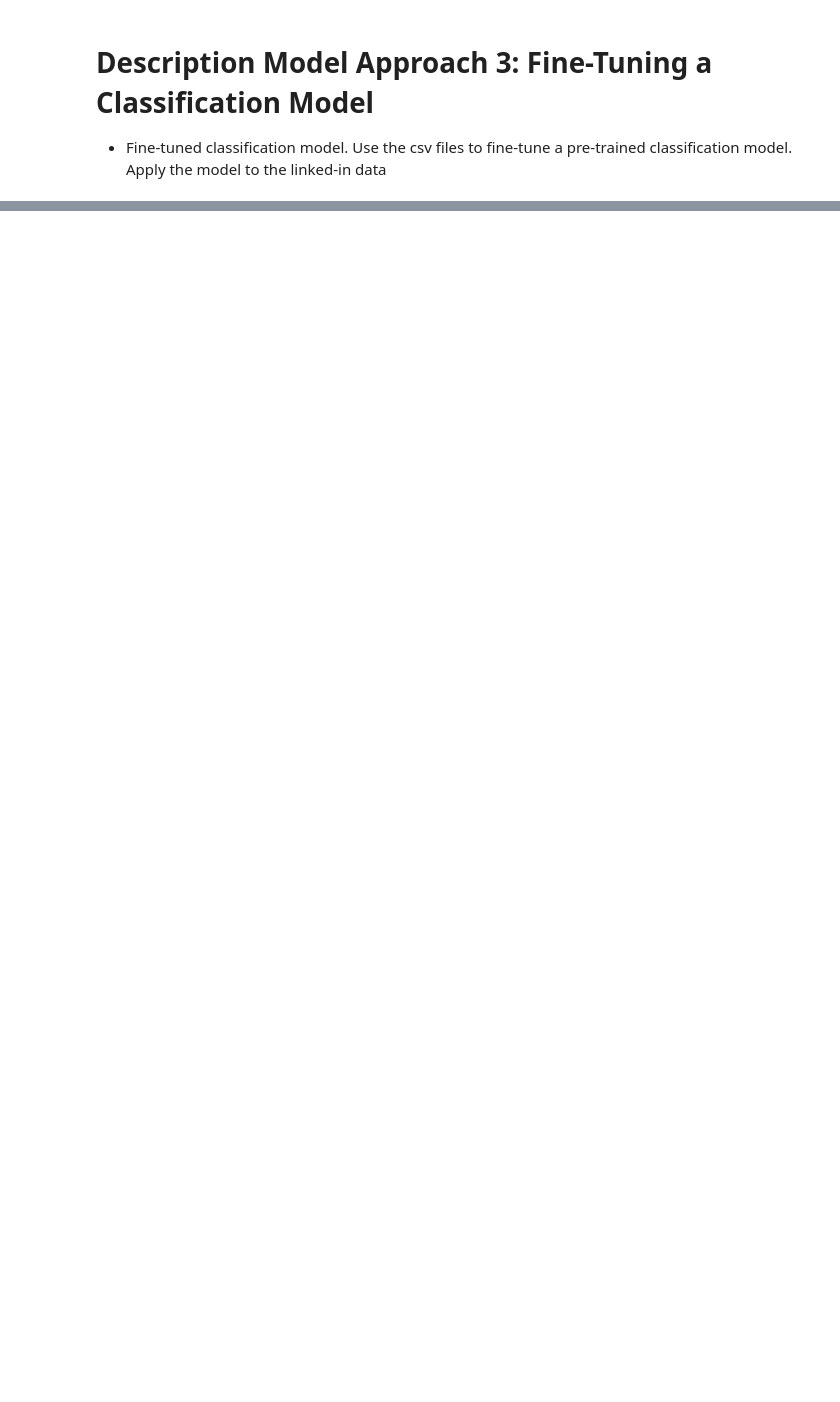
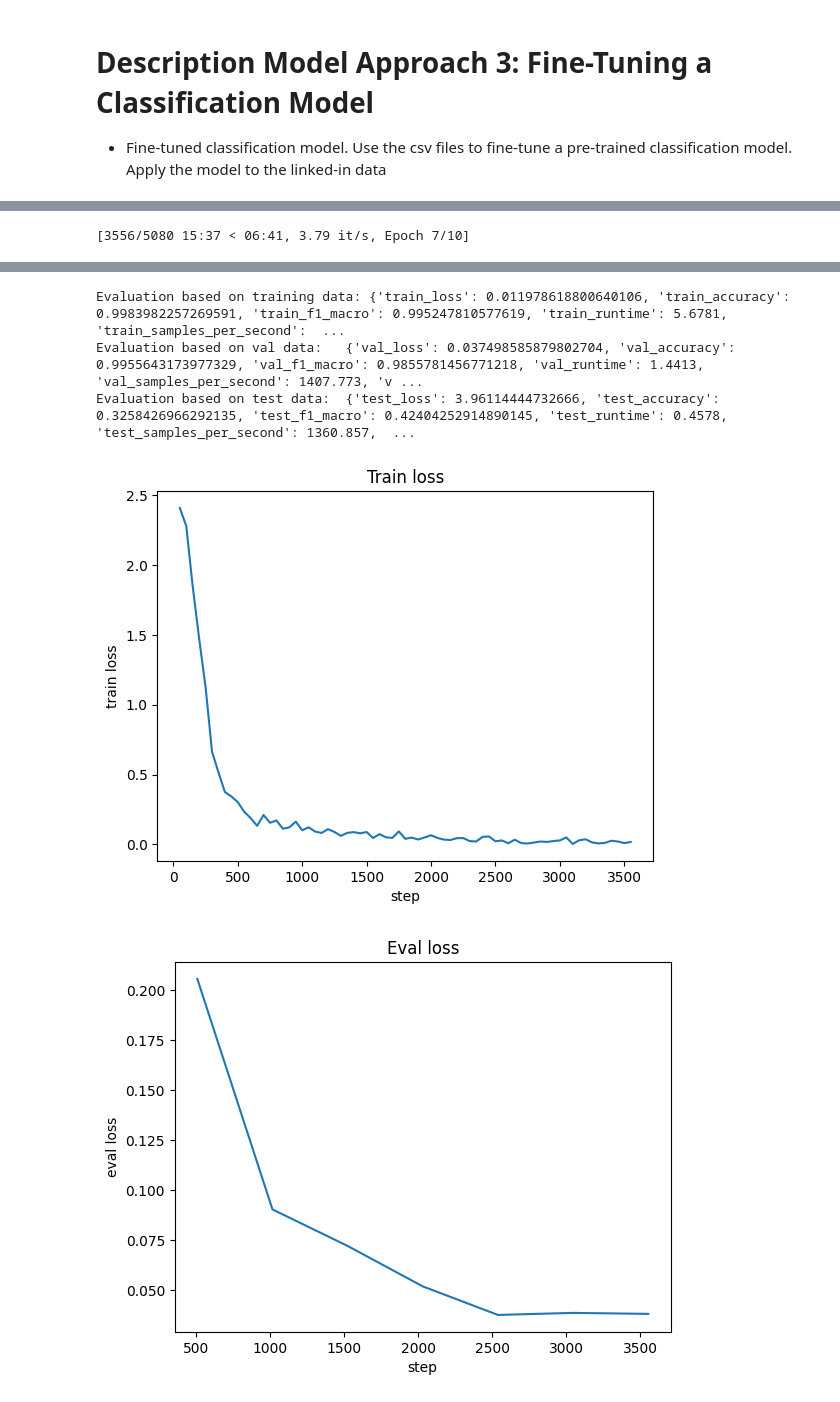
Before and after one commit to luisadosch/nlp-job-title-classification-benchmark-snapaddy, a Jupyter notebook: src/pretrained_classification.ipynb, the cells around one changed output, grey strips where cells are left out. Saved outputs shown, nothing was run; the diff lists cells and outputs as text; code cells hidden in the pictures; blank space fills up the shorter version.

```diff
--- a/src/pretrained_classification.ipynb
+++ b/src/pretrained_classification.ipynb
@@ -454,0 +92,9 @@ train_sub_df_up["label_id"] = train_sub_df_up["label"].map(label2id)
+# %%
+def eval_split(trainer, train_ds, val_ds, test_ds):
+    train_metrics = trainer.evaluate(train_ds, metric_key_prefix="train")
+    val_metrics   = trainer.evaluate(val_ds,   metric_key_prefix="val")
+    test_metrics  = trainer.evaluate(test_ds,  metric_key_prefix="test")
+    print("Evaluation based on training data:", train_metrics)
+    print("Evaluation based on val data:  ", val_metrics)
+    print("Evaluation based on test data: ", test_metrics)
+    return train_metrics, val_metrics, test_metrics
@@ -454,0 +127,25 @@ train_sub_df_up["label_id"] = train_sub_df_up["label"].map(label2id)
+# %%
+def compute_metrics_cls(eval_pred):
+    logits, labels = eval_pred
+    preds = np.argmax(logits, axis=-1)
+    return {
+        "accuracy": accuracy_score(labels, preds),
+        "f1_macro": f1_score(labels, preds, average="macro"),
+    }
+# %%
+def predict_table_cls(trainer, ds, df_text_label, id2label):
+    pred = trainer.predict(ds)
+    probs = pred.predictions
+    y_pred = np.argmax(probs, axis=-1)
+
+    out = df_text_label.copy().reset_index(drop=True)
+    out["pred_id"] = y_pred
+    out["pred_label"] = [id2label[int(i)] for i in y_pred]
+    out["correct"] = (out["pred_label"] == out["label"])
+    return out
+# %%
+def report_cls(trainer, ds, id2label):
+    pred = trainer.predict(ds)
+    y_pred = np.argmax(pred.predictions, axis=-1)
+    y_true = pred.label_ids
+    print(classification_report(y_true, y_pred, target_names=[id2label[i] for i in range(len(id2label))]))
@@ -454,0 +265,7 @@ train_sub_df_up["label_id"] = train_sub_df_up["label"].map(label2id)
+# %%
+dept_trainer_base, dept_preds_base, dept_maps_base = run_classification(
+    train_df_base, test_df_base,
+    out_dir="department_cls_base",
+    do_oversample=False
+)
+# %% [output]
@@ -454,0 +276 @@ train_sub_df_up["label_id"] = train_sub_df_up["label"].map(label2id)
+[3556/5080 15:37 < 06:41, 3.79 it/s, Epoch 7/10]
@@ -454,0 +289,5 @@ train_sub_df_up["label_id"] = train_sub_df_up["label"].map(label2id)
+Evaluation based on training data: {'train_loss': 0.011978618800640106, 'train_accuracy': 0.9983982257269591, 'train_f1_macro': 0.995247810577619, 'train_runtime': 5.6781, 'train_samples_per_second':  ...
+Evaluation based on val data:   {'val_loss': 0.037498585879802704, 'val_accuracy': 0.9955643173977329, 'val_f1_macro': 0.9855781456771218, 'val_runtime': 1.4413, 'val_samples_per_second': 1407.773, 'v ...
+Evaluation based on test data:  {'test_loss': 3.96114444732666, 'test_accuracy': 0.3258426966292135, 'test_f1_macro': 0.42404252914890145, 'test_runtime': 0.4578, 'test_samples_per_second': 1360.857,  ...
+[figure, added]
+[figure, added]
```
Also changed, not shown: parts of 71 cells of this notebook.
